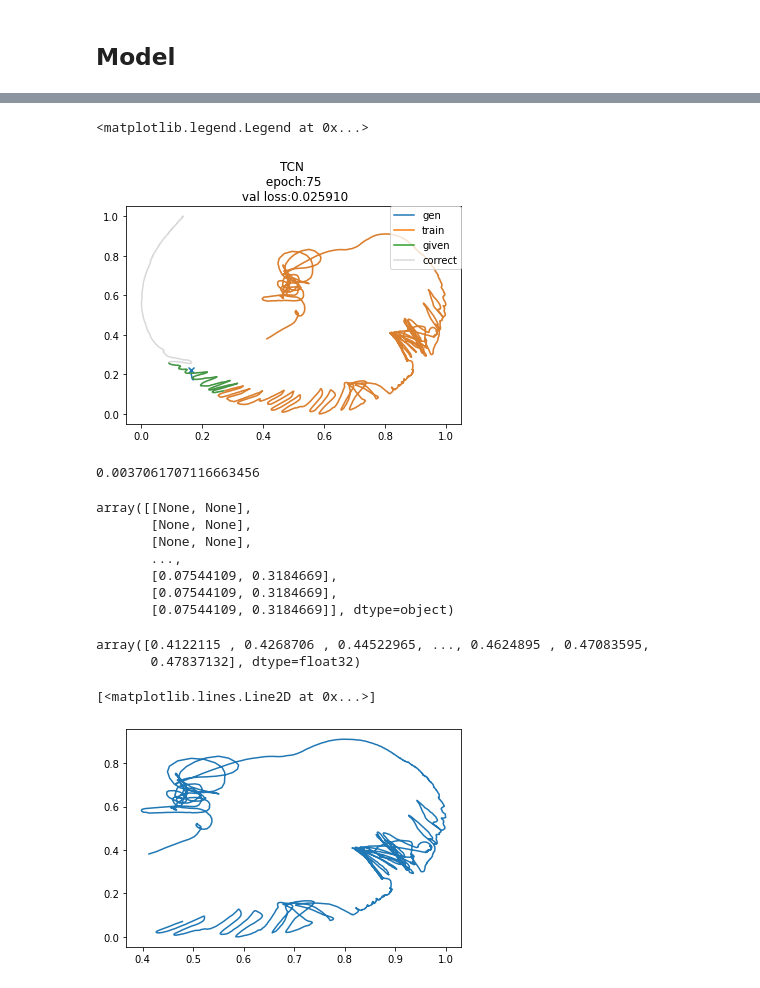
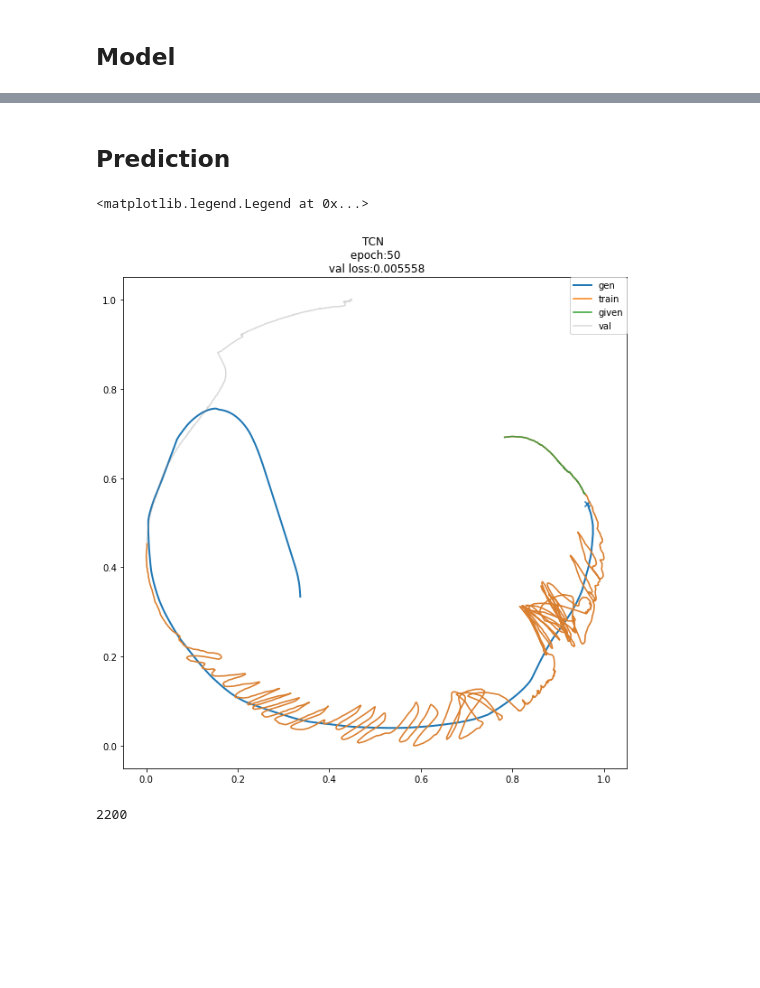
Before and after one commit to AyutoUeda/research, a Jupyter notebook: 1droplet/1droplet_tcn_for_allpos.ipynb, the cells around one changed output, grey strips where cells are left out. Saved outputs shown, nothing was run; the diff lists cells and outputs as text; code cells hidden in the pictures; blank space fills up the shorter version.

```diff
--- a/1droplet/1droplet_tcn_for_allpos.ipynb
+++ b/1droplet/1droplet_tcn_for_allpos.ipynb
@@ -151,0 +189,2 @@ t = torch.Tensor(np.array(t).reshape(-1, 2)).to(device)
+# %%
+train_dataloader = createDataloader(100)
@@ -155,0 +199,3 @@ torch.Size([3038, 2, 200])
+# %%
+for s, (x,t) in enumerate(train_dataloader):
+    print(s)
@@ -207,8 +267,7 @@ train size:2734, test size: 304
 # %% [markdown]
 ## Model
 # %%
-batch_size = 64
-epochs = 75
+epochs = 50
 lr = 1e-3
 
 model = tcn.myTCN(input_size=2, output_size=2, num_channels=[15]*7, kernel_size=5, dropout=0.0)
@@ -253,8 +312,11 @@ plt.legend()
+# %% [markdown]
+## Prediction
 # %%
-gen_time = 500
+gen_time = 2000
 
 gen = [[None, None] for i in range(time_step)]
-z = X_test[0].reshape(1,2,-1)
+# z = X_test[0].reshape(1,2,-1)
+z = torch.Tensor(data[0].reshape(1,2,-1))
 
 for i in range(gen_time):
     model.eval()
@@ -265,31 +327,23 @@ for i in range(gen_time):
     z = torch.Tensor(z.reshape(1,2,-1))
     gen.append([pred[0,0], pred[0,1]])
 # %%
+plt.figure(figsize=(10,10))
 gen = np.array(gen)
-plt.plot(gen[:,0], gen[:,1], label="gen")
+plt.plot(gen[:,0], gen[:,1], label="gen", linewidth=2)
 plt.scatter(gen[time_step,0], gen[time_step, 1], marker="x")
 
 
-plot_train = X_train[:,:,0].numpy()
-plt.plot(plot_train[:,0], plot_train[:,1], label="train")
-plt.plot(X_test[0,0], X_test[0,1], label="given")
-plt.plot(pos_by10s_scaled[:,0], pos_by10s_scaled[:,1], color="gray", alpha=0.3, label="correct")
+plt.plot(pos_by10s_scaled[:train_size, 0], pos_by10s_scaled[:train_size, 1], label="train")
+
+plt.plot(pos_by10s_scaled[:time_step, 0], pos_by10s_scaled[:time_step, 1], label="given")
+
+plt.plot(pos_by10s_scaled[:,0], pos_by10s_scaled[:,1], color="gray", alpha=0.3, label="val")
 plt.title("TCN \n epoch:{} \n val loss:{:6f}".format(epochs, loss["val_loss"][-1]))
 plt.legend(bbox_to_anchor=(1, 1), loc='upper right', borderaxespad=0)
 # %% [output]
 <matplotlib.legend.Legend at 0x...>
-[figure, old version]
+[figure, new version]
-# %%
-loss["val_loss"][-1]
-# %% [output]
-0.0037061707116663456
 # %%
-gen
+len(gen)
 # %% [output]
-array([[None, None],
-       [None, None],
-       [None, None],
-       ...,
-       [0.07544109, 0.3184669],
-       [0.07544109, 0.3184669],
-       [0.07544109, 0.3184669]], dtype=object)
+2200
@@ -298,10 +349,0 @@ aa = X_train[:,:,0].numpy()
-# %%
-aa[:,0]
-# %% [output]
-array([0.4122115 , 0.4268706 , 0.44522965, ..., 0.4624895 , 0.47083595,
-       0.47837132], dtype=float32)
-# %%
-plt.plot(aa[:,0], aa[:,1])
-# %% [output]
-[<matplotlib.lines.Line2D at 0x...>]
-[figure, removed]
```
Also changed, not shown: parts of 24 cells of this notebook, 1 other file.
